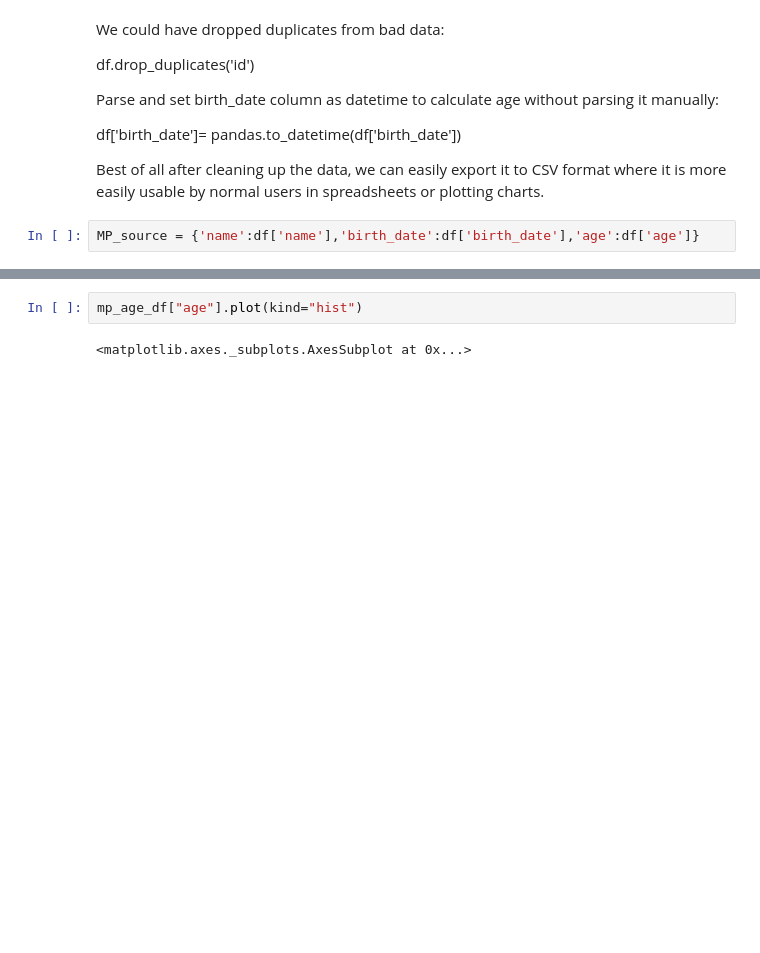
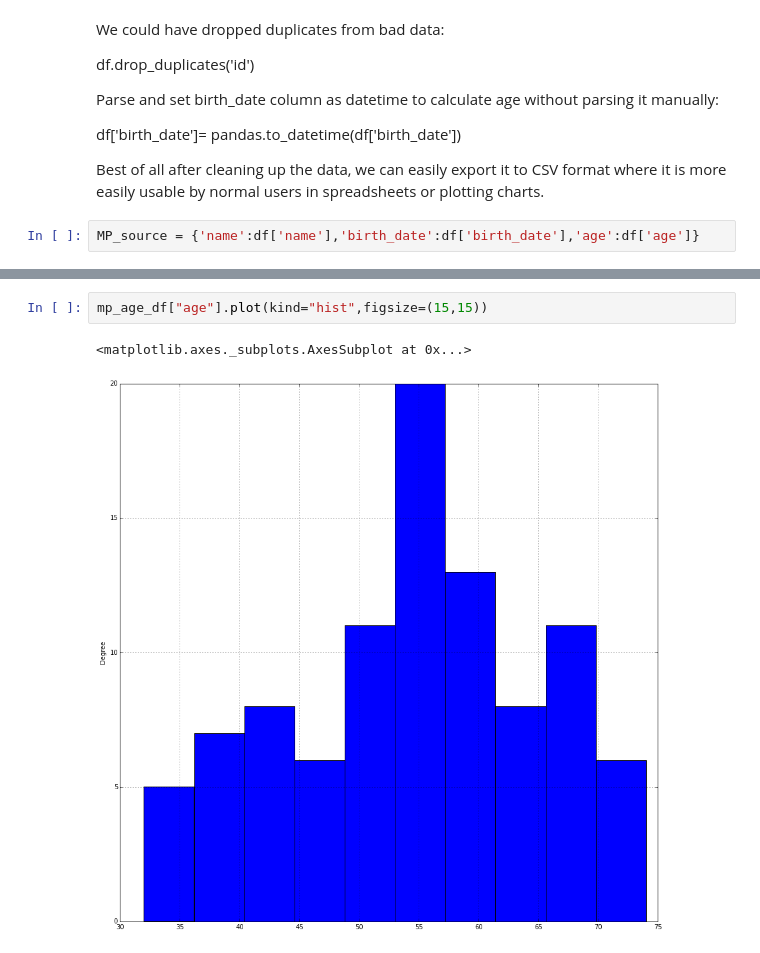
Before and after one commit to Sinar/sinar.myreps, a Jupyter notebook: docs/Malaysian MP Statistics.ipynb, the cells around one changed output, grey strips where cells are left out. Drawn from its saved outputs; the diff is of its cells as text; blank space fills up the shorter version.

```diff
--- a/docs/Malaysian MP Statistics.ipynb
+++ b/docs/Malaysian MP Statistics.ipynb
@@ -201,4 +204,5 @@ mp_age_df.sort("age")
 # %%
-mp_age_df["age"].plot(kind="hist")
+mp_age_df["age"].plot(kind="hist",figsize=(15,15))
 # %% [output]
 <matplotlib.axes._subplots.AxesSubplot at 0x...>
+[figure, added]
```
Also changed, not shown: parts of 9 cells of this notebook.
